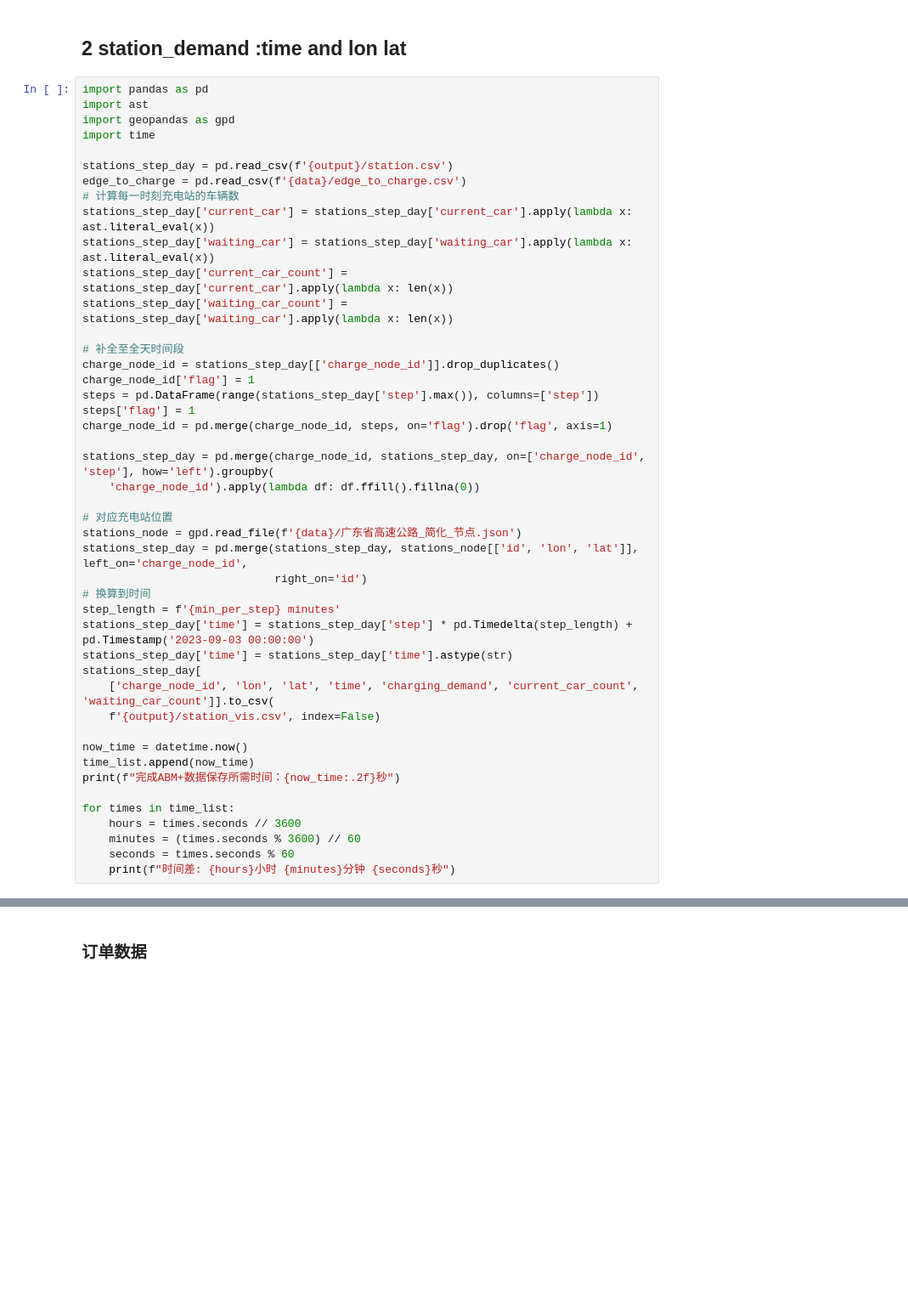
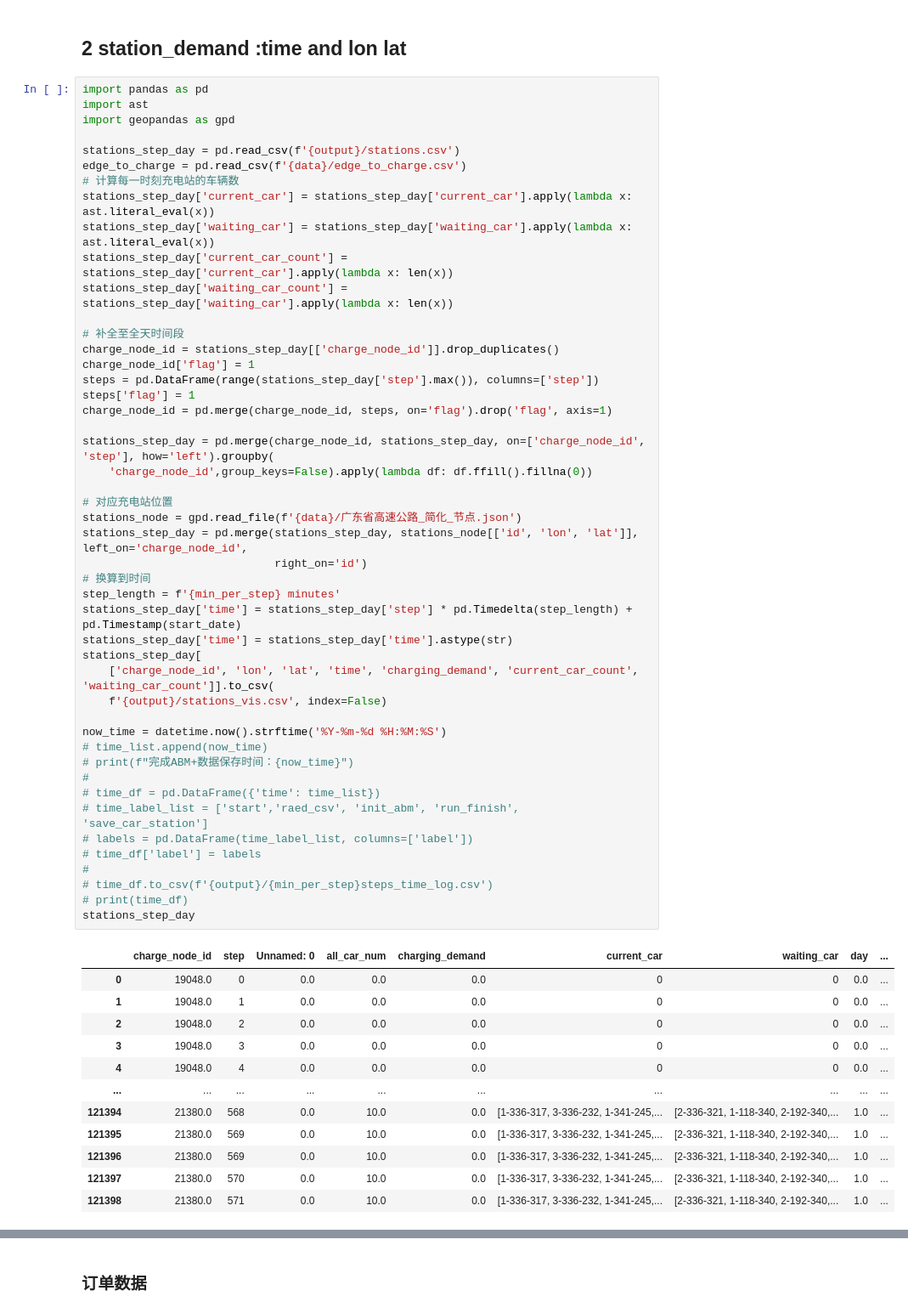
Before and after one commit to Uharal/mrod, a Jupyter notebook: callback.ipynb, the cells around one changed output, grey strips where cells are left out. Shown at 85% size. Drawn from its saved outputs; the diff is of its cells as text; blank space fills up the shorter version.

```diff
--- a/callback.ipynb
+++ b/callback.ipynb
@@ -859,44 +866,59 @@ sorted_df
 import pandas as pd
 import ast
 import geopandas as gpd
-import time
 
-stations_step_day = pd.read_csv(f'{output}/station.csv')
+stations_step_day = pd.read_csv(f'{output}/stations.csv')
 edge_to_charge = pd.read_csv(f'{data}/edge_to_charge.csv')
 # 计算每一时刻充电站的车辆数
 stations_step_day['current_car'] = stations_step_day['current_car'].apply(lambda x: ast.literal_eval(x))
 stations_step_day['waiting_car'] = stations_step_day['waiting_car'].apply(lambda x: ast.literal_eval(x))
 stations_step_day['current_car_count'] = stations_step_day['current_car'].apply(lambda x: len(x))
 stations_step_day['waiting_car_count'] = stations_step_day['waiting_car'].apply(lambda x: len(x))
 
 # 补全至全天时间段
 charge_node_id = stations_step_day[['charge_node_id']].drop_duplicates()
 charge_node_id['flag'] = 1
 steps = pd.DataFrame(range(stations_step_day['step'].max()), columns=['step'])
 steps['flag'] = 1
 charge_node_id = pd.merge(charge_node_id, steps, on='flag').drop('flag', axis=1)
 
 stations_step_day = pd.merge(charge_node_id, stations_step_day, on=['charge_node_id', 'step'], how='left').groupby(
-    'charge_node_id').apply(lambda df: df.ffill().fillna(0))
+    'charge_node_id',group_keys=False).apply(lambda df: df.ffill().fillna(0))
 
 # 对应充电站位置
 stations_node = gpd.read_file(f'{data}/广东省高速公路_简化_节点.json')
 stations_step_day = pd.merge(stations_step_day, stations_node[['id', 'lon', 'lat']], left_on='charge_node_id',
                              right_on='id')
 # 换算到时间
 step_length = f'{min_per_step} minutes'
-stations_step_day['time'] = stations_step_day['step'] * pd.Timedelta(step_length) + pd.Timestamp('2023-09-03 00:00:00')
+stations_step_day['time'] = stations_step_day['step'] * pd.Timedelta(step_length) + pd.Timestamp(start_date)
 stations_step_day['time'] = stations_step_day['time'].astype(str)
 stations_step_day[
     ['charge_node_id', 'lon', 'lat', 'time', 'charging_demand', 'current_car_count', 'waiting_car_count']].to_csv(
-    f'{output}/station_vis.csv', index=False)
+    f'{output}/stations_vis.csv', index=False)
 
-now_time = datetime.now()
-time_list.append(now_time)
-print(f"完成ABM+数据保存所需时间：{now_time:.2f}秒")
-
-for times in time_list:
-    hours = times.seconds // 3600
-    minutes = (times.seconds % 3600) // 60
-    seconds = times.seconds % 60
-    print(f"时间差: {hours}小时 {minutes}分钟 {seconds}秒")
+now_time = datetime.now().strftime('%Y-%m-%d %H:%M:%S')
+# time_list.append(now_time)
+# print(f"完成ABM+数据保存时间：{now_time}")
+#
+# time_df = pd.DataFrame({'time': time_list})
+# time_label_list = ['start','raed_csv', 'init_abm', 'run_finish', 'save_car_station']
+# labels = pd.DataFrame(time_label_list, columns=['label'])
+# time_df['label'] = labels
+#
+# time_df.to_csv(f'{output}/{min_per_step}steps_time_log.csv')
+# print(time_df)
+stations_step_day
+# %% [output]
+|  | charge_node_id | step | Unnamed: 0 | all_car_num | charging_demand | current_car | waiting_car | day | ... |
+| 0 | 19048.0 | 0 | 0.0 | 0.0 | 0.0 | 0 | 0 | 0.0 | ... |
+| 1 | 19048.0 | 1 | 0.0 | 0.0 | 0.0 | 0 | 0 | 0.0 | ... |
+| 2 | 19048.0 | 2 | 0.0 | 0.0 | 0.0 | 0 | 0 | 0.0 | ... |
+| 3 | 19048.0 | 3 | 0.0 | 0.0 | 0.0 | 0 | 0 | 0.0 | ... |
+| 4 | 19048.0 | 4 | 0.0 | 0.0 | 0.0 | 0 | 0 | 0.0 | ... |
+| ... | ... | ... | ... | ... | ... | ... | ... | ... | ... |
+| 121394 | 21380.0 | 568 | 0.0 | 10.0 | 0.0 | [1-336-317, 3-336-232, 1-341-245,... | [2-336-321, 1-118-340, 2-192-340,... | 1.0 | ... |
+| 121395 | 21380.0 | 569 | 0.0 | 10.0 | 0.0 | [1-336-317, 3-336-232, 1-341-245,... | [2-336-321, 1-118-340, 2-192-340,... | 1.0 | ... |
+| 121396 | 21380.0 | 569 | 0.0 | 10.0 | 0.0 | [1-336-317, 3-336-232, 1-341-245,... | [2-336-321, 1-118-340, 2-192-340,... | 1.0 | ... |
+| 121397 | 21380.0 | 570 | 0.0 | 10.0 | 0.0 | [1-336-317, 3-336-232, 1-341-245,... | [2-336-321, 1-118-340, 2-192-340,... | 1.0 | ... |
+| 121398 | 21380.0 | 571 | 0.0 | 10.0 | 0.0 | [1-336-317, 3-336-232, 1-341-245,... | [2-336-321, 1-118-340, 2-192-340,... | 1.0 | ... |
```
Also changed, not shown: parts of 15 cells of this notebook.
